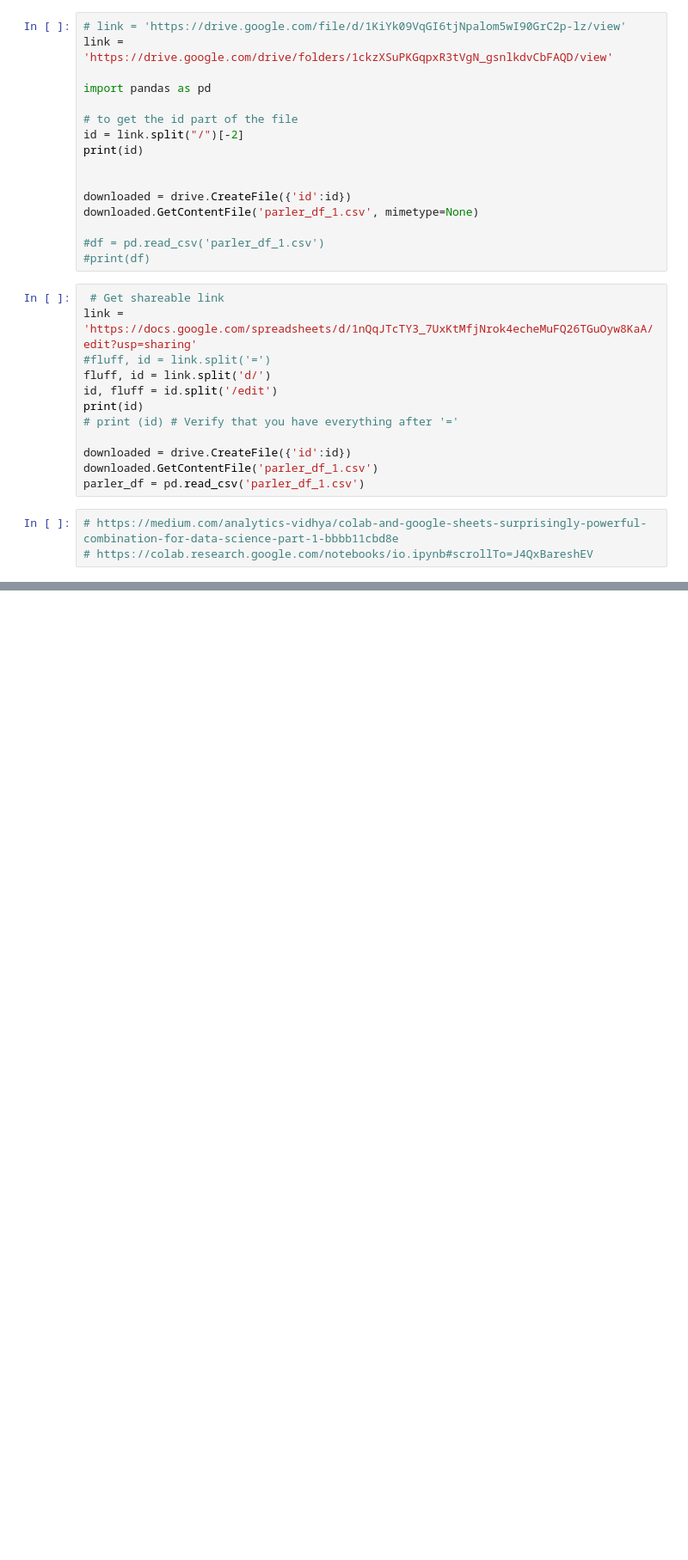
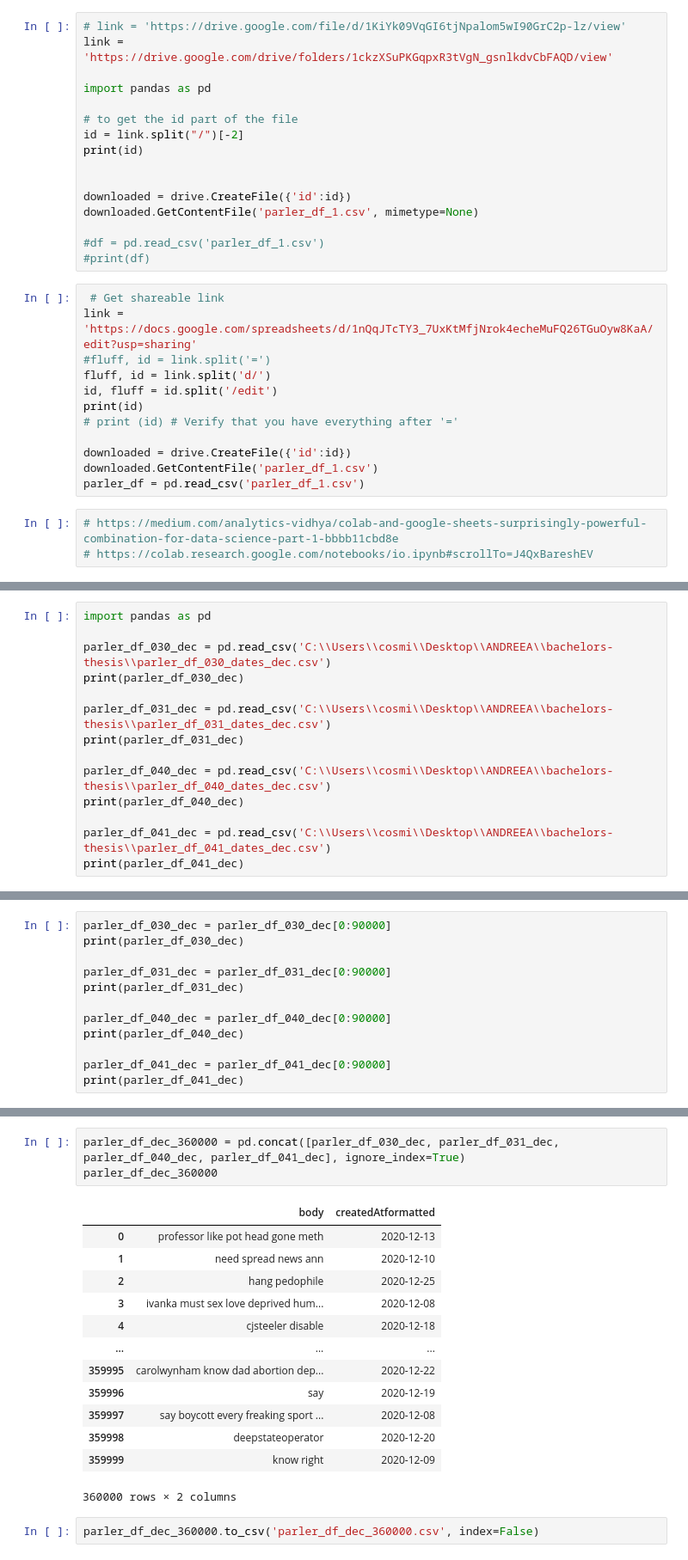
Before and after one commit to andreea-bodea/bachelors-thesis, a Jupyter notebook: Trial_And_Error.ipynb, the cells around one changed output, grey strips where cells are left out. Shown at 86% size. Cells and saved outputs as stored; diff of their text form; blank space fills up the shorter version.

```diff
--- a/Trial_And_Error.ipynb
+++ b/Trial_And_Error.ipynb
@@ -460,0 +542,14 @@ parler_df = pd.read_csv('parler_df_1.csv')
+# %%
+import pandas as pd
+
+parler_df_030_dec = pd.read_csv('C:\\Users\\cosmi\\Desktop\\ANDREEA\\bachelors-thesis\\parler_df_030_dates_dec.csv')
+print(parler_df_030_dec)
+
+parler_df_031_dec = pd.read_csv('C:\\Users\\cosmi\\Desktop\\ANDREEA\\bachelors-thesis\\parler_df_031_dates_dec.csv')
+print(parler_df_031_dec)
+
+parler_df_040_dec = pd.read_csv('C:\\Users\\cosmi\\Desktop\\ANDREEA\\bachelors-thesis\\parler_df_040_dates_dec.csv')
+print(parler_df_040_dec)
+
+parler_df_041_dec = pd.read_csv('C:\\Users\\cosmi\\Desktop\\ANDREEA\\bachelors-thesis\\parler_df_041_dates_dec.csv')
+print(parler_df_041_dec)
@@ -460,0 +574,12 @@ parler_df = pd.read_csv('parler_df_1.csv')
+# %%
+parler_df_030_dec = parler_df_030_dec[0:90000]
+print(parler_df_030_dec)
+
+parler_df_031_dec = parler_df_031_dec[0:90000]
+print(parler_df_031_dec)
+
+parler_df_040_dec = parler_df_040_dec[0:90000]
+print(parler_df_040_dec)
+
+parler_df_041_dec = parler_df_041_dec[0:90000]
+print(parler_df_041_dec)
@@ -460,0 +604,19 @@ parler_df = pd.read_csv('parler_df_1.csv')
+# %%
+parler_df_dec_360000 = pd.concat([parler_df_030_dec, parler_df_031_dec, parler_df_040_dec, parler_df_041_dec], ignore_index=True)
+parler_df_dec_360000
+# %% [output]
+|  | body | createdAtformatted |
+| 0 | professor like pot head gone meth | 2020-12-13 |
+| 1 | need spread news ann | 2020-12-10 |
+| 2 | hang pedophile | 2020-12-25 |
+| 3 | ivanka must sex love deprived hum... | 2020-12-08 |
+| 4 | cjsteeler disable | 2020-12-18 |
+| ... | ... | ... |
+| 359995 | carolwynham know dad abortion dep... | 2020-12-22 |
+| 359996 | say | 2020-12-19 |
+| 359997 | say boycott every freaking sport ... | 2020-12-08 |
+| 359998 | deepstateoperator | 2020-12-20 |
+| 359999 | know right | 2020-12-09 |
+360000 rows × 2 columns
+# %%
+parler_df_dec_360000.to_csv('parler_df_dec_360000.csv', index=False)
```
Also changed, not shown: parts of 9 cells of this notebook, 1 other file.
